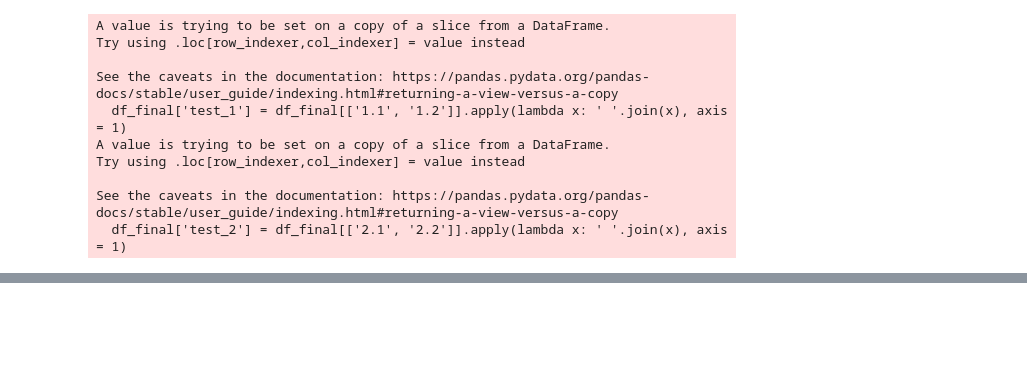
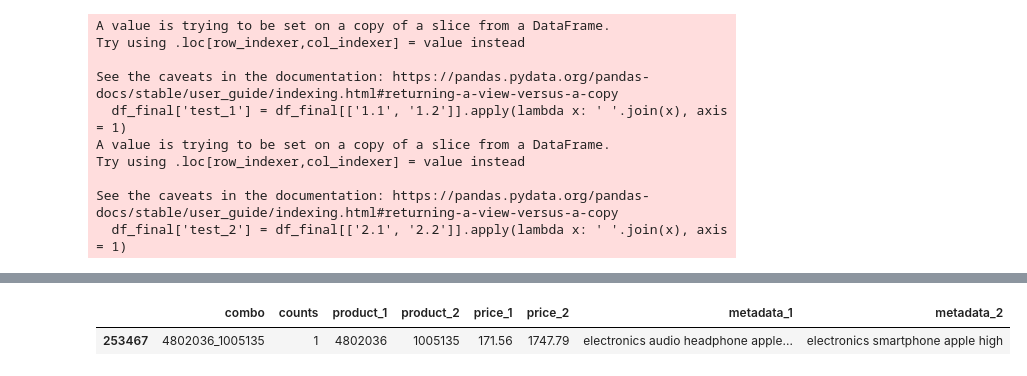
Before and after one commit to sailormoonvicky/eCommerce, a Jupyter notebook: notebooks/X_seller_refined_12_05.ipynb, the cells around one changed output, grey strips where cells are left out. Saved outputs shown, nothing was run; the diff lists cells and outputs as text; code cells hidden in the pictures; blank space fills up the shorter version.

```diff
--- a/notebooks/X_seller_refined_12_05.ipynb
+++ b/notebooks/X_seller_refined_12_05.ipynb
@@ -341,0 +342,11 @@ df_final_2
+# %%
+def X_seller(X, product_id, n=2):
+    X.sort_values(by='counts')
+    X = X.loc[X['product_1']==product_id]
+    X = X[['combo', 'counts', 'product_1', 'product_2', 'price_1', 'price_2', 'metadata_1', 'metadata_2']]
+    return X
+# %%
+X_seller(df_final_2, 4802036)
+# %% [output]
+|  | combo | counts | product_1 | product_2 | price_1 | price_2 | metadata_1 | metadata_2 |
+| 253467 | 4802036_1005135 | 1 | 4802036 | 1005135 | 171.56 | 1747.79 | electronics audio headphone apple... | electronics smartphone apple high |
```
Also changed, not shown: parts of 20 cells of this notebook.
